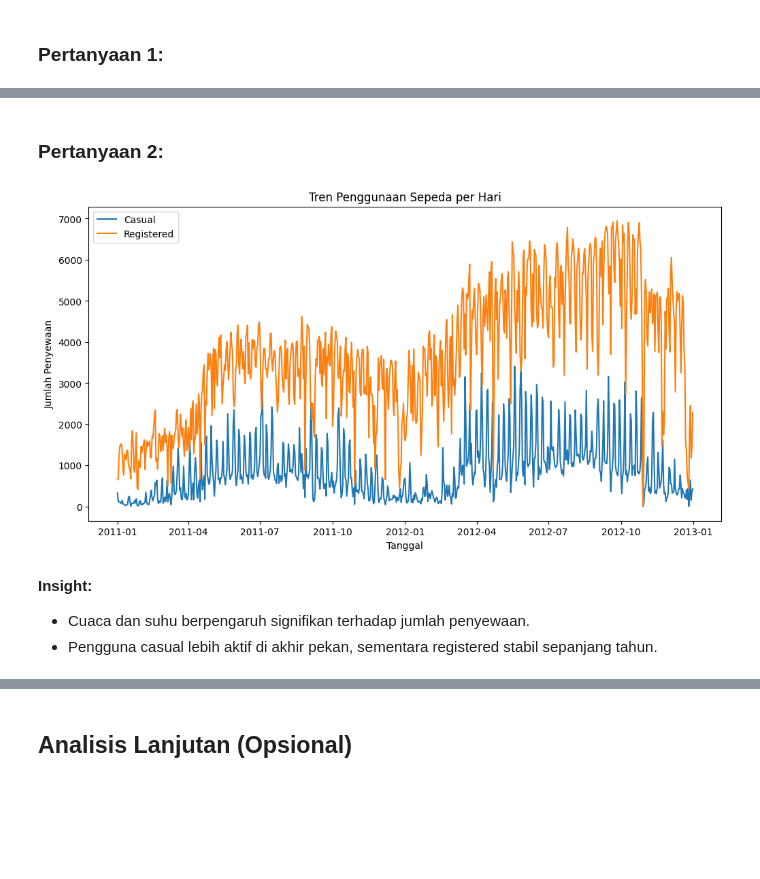
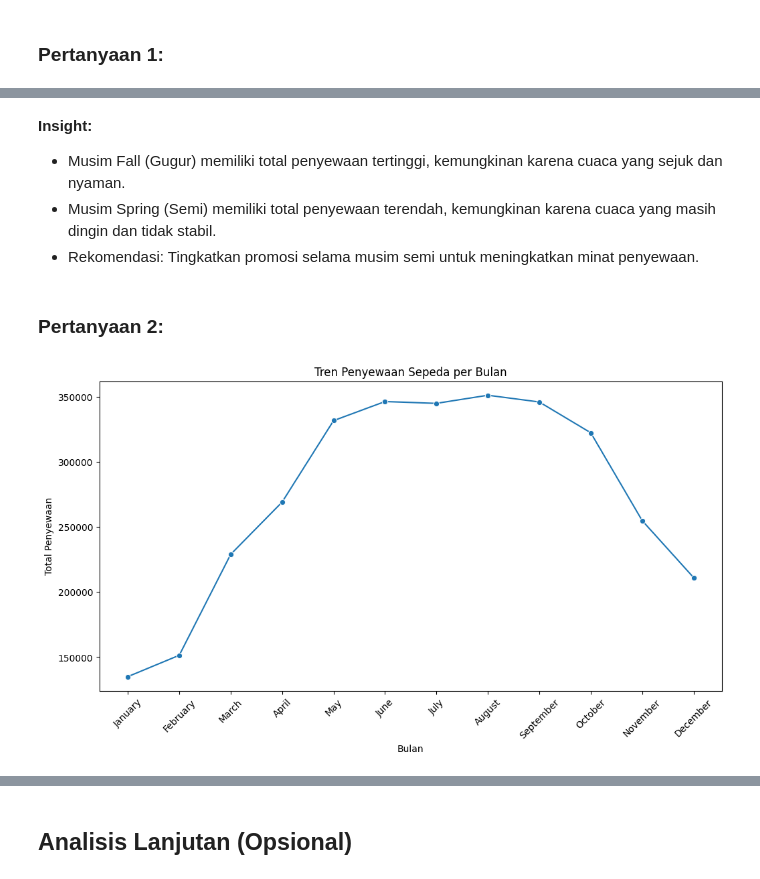
Before and after one commit to rifqiiabdan/Bike-Sharing-Analysis-Project, a Jupyter notebook: notebook/analysis.ipynb, the cells around one changed output, grey strips where cells are left out. Cells and saved outputs as stored; diff of their text form; code cells hidden in the pictures; blank space fills up the shorter version.

```diff
--- a/notebook/analysis.ipynb
+++ b/notebook/analysis.ipynb
@@ -137,27 +149,29 @@ plt.show()
+# %% [markdown]
+**Insight:**
+- Musim Fall (Gugur) memiliki total penyewaan tertinggi, kemungkinan karena cuaca yang sejuk dan nyaman.
+- Musim Spring (Semi) memiliki total penyewaan terendah, kemungkinan karena cuaca yang masih dingin dan tidak stabil.
+- Rekomendasi: Tingkatkan promosi selama musim semi untuk meningkatkan minat penyewaan.
 # %% [markdown]
 ### Pertanyaan 2:
-# %%
-plt.figure(figsize=(12,6))
-sns.lineplot(
-    x='dteday',
-    y='casual',
-    data=day_df,
-    label='Casual'
-)
-sns.lineplot(
-    x='dteday',
-    y='registered',
-    data=day_df,
-    label='Registered'
-)
-plt.title('Tren Penggunaan Sepeda per Hari')
-plt.xlabel('Tanggal')
-plt.ylabel('Jumlah Penyewaan')
-plt.legend()
-plt.show()
-# %% [output]
-[figure, removed]
-# %% [markdown]
-**Insight:**
-- Cuaca dan suhu berpengaruh signifikan terhadap jumlah penyewaan.
-- Pengguna casual lebih aktif di akhir pekan, sementara registered stabil sepanjang tahun.
+# %%
+# Tren penyewaan per bulan
+df['month'] = df['dteday'].dt.month_name()
+monthly_trend = df.groupby('month')['cnt'].sum().reset_index()
+
+# Urutkan bulan secara kronologis
+month_order = [
+    'January', 'February', 'March', 'April', 'May', 'June',
+    'July', 'August', 'September', 'October', 'November', 'December'
+]
+monthly_trend['month'] = pd.Categorical(monthly_trend['month'], categories=month_order, ordered=True)
+monthly_trend = monthly_trend.sort_values('month')
+
+plt.figure(figsize=(12, 6))
+sns.lineplot(x='month', y='cnt', data=monthly_trend, marker='o')
+plt.title('Tren Penyewaan Sepeda per Bulan')
+plt.xlabel('Bulan')
+plt.ylabel('Total Penyewaan')
+plt.xticks(rotation=45)
+plt.show()
+# %% [output]
+[figure, added]
```
Also changed, not shown: parts of 18 cells of this notebook, 2 other files.
